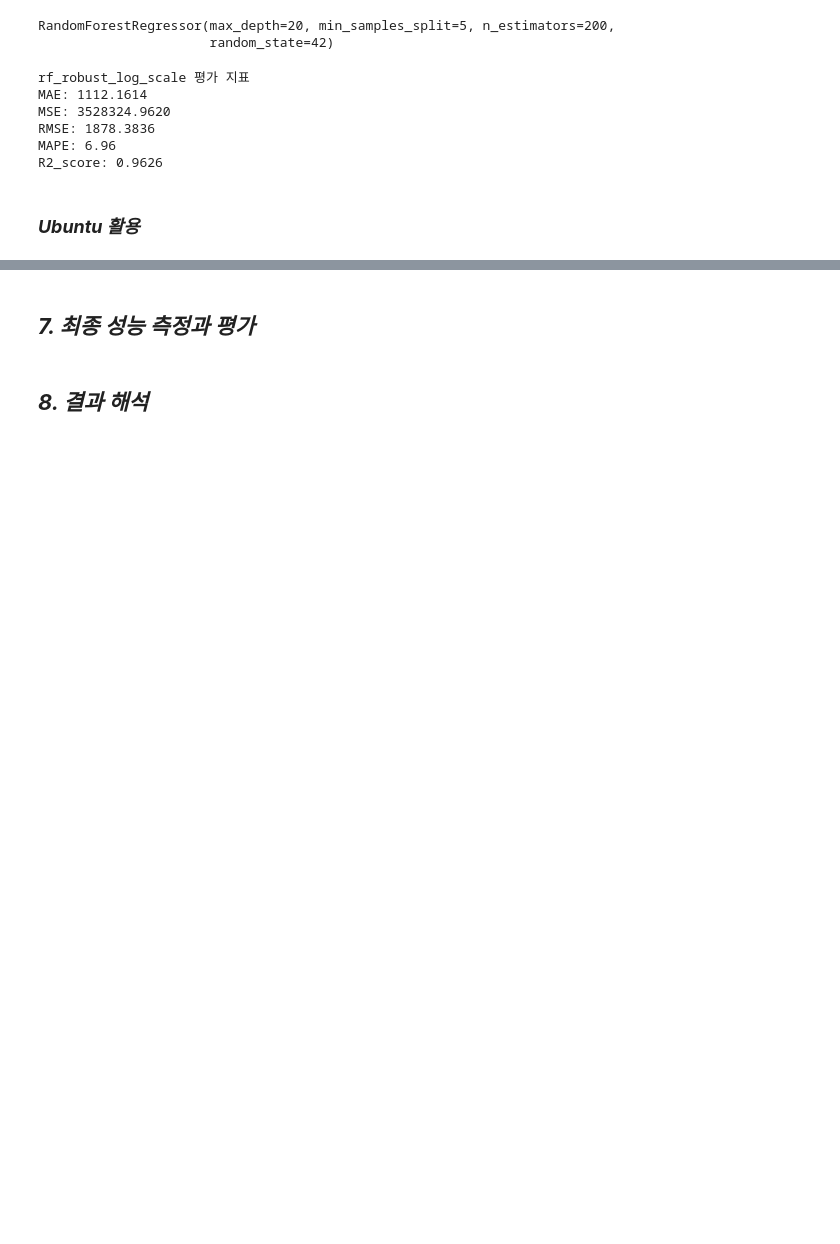
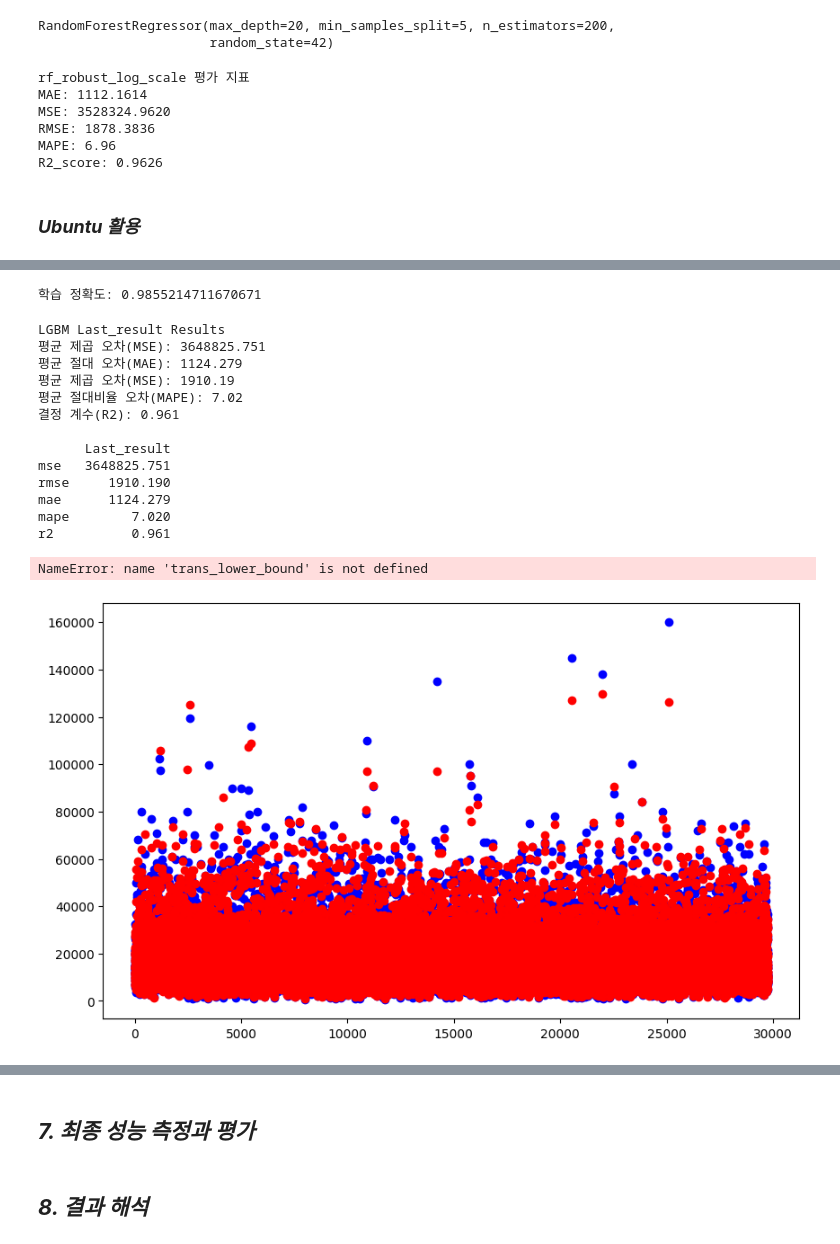
Before and after one commit to parkgunha/Chagawa_project, a Jupyter notebook: 건하_통합코드.ipynb, the cells around one changed output, grey strips where cells are left out. Drawn from its saved outputs; the diff is of its cells as text; code cells hidden in the pictures; blank space fills up the shorter version.

```diff
--- a/건하_통합코드.ipynb
+++ b/건하_통합코드.ipynb
@@ -389,3 +389,8 @@ full2_data.reset_index(drop=True, inplace=True) # 행과 함께 중간의 index
 # %% [output]
 (99187, 10)
 (99186, 10)
+# %%
+print(full2_data.shape)
+full2_data = full2_data[~((full2_data['engineSize'] == 0) & (full2_data['fuelType'].isin(["Petrol", "Diesel"])))]
+full2_data = full2_data[full2_data["year"]>1980]
+print(full2_data.shape)
@@ -1410,0 +1463,21 @@ KeyError: 'fuelType'
+# %%
+# 최종 모델 학습
+
+# 하이퍼 파라미터
+n_estimators = 117
+max_depth = 19
+min_samples_split = 4
+min_samples_leaf = 2
+
+# 모델 학습
+model = RandomForestRegressor(n_estimators = 117,
+                              max_depth = 19,
+                              min_samples_split = 4,
+                              min_samples_leaf = 2,
+                              random_state=42)
+model.fit(robust_X_train, log_y_train)
+train_accuarcy = model.score(robust_X_train, log_y_train)
+print("학습 정확도:", model.score(robust_X_train, log_y_train))
+y_test_pred = model.predict(robust_X_test)
+# %% [output]
+학습 정확도: 0.9855214711670671
@@ -1410,0 +1497,35 @@ KeyError: 'fuelType'
+# %%
+
+# 모델 평가
+trans_y_test, trans_y_test_pred = Exp_y(log_y_test, y_test_pred)
+Last_result = model_evaluation(trans_y_test, trans_y_test_pred, result_name="Last_result")
+print(Last_result)
+
+# 신뢰구간 그래프 시각화
+import matplotlib.pyplot as plt
+
+plt.figure(figsize=(10, 6))
+plt.scatter(range(len(trans_y_test)), trans_y_test, color='blue', label="Actual")
+plt.scatter(range(len(trans_y_test_pred)), trans_y_test_pred, color='red', label="Predicted")
+plt.fill_between(range(len(trans_y_test_pred)), lower_bound, trans_upper_bound, color='gray', alpha=0.3, label="95% CI")
+plt.legend()
+plt.xlabel("Sample Index")
+plt.ylabel("Price")
+plt.title("Predicted vs Actual with 95% Confidence Interval")
+plt.show()
+# %% [output]
+LGBM Last_result Results
+평균 제곱 오차(MSE): 3648825.751
+평균 절대 오차(MAE): 1124.279
+평균 제곱 오차(MSE): 1910.19
+평균 절대비율 오차(MAPE): 7.02
+결정 계수(R2): 0.961
+
+      Last_result
+mse   3648825.751
+rmse     1910.190
+mae      1124.279
+mape        7.020
+r2          0.961
+NameError: name 'trans_lower_bound' is not defined
+[figure, added]
```
Also changed, not shown: parts of 14 cells of this notebook, 1 other file.
